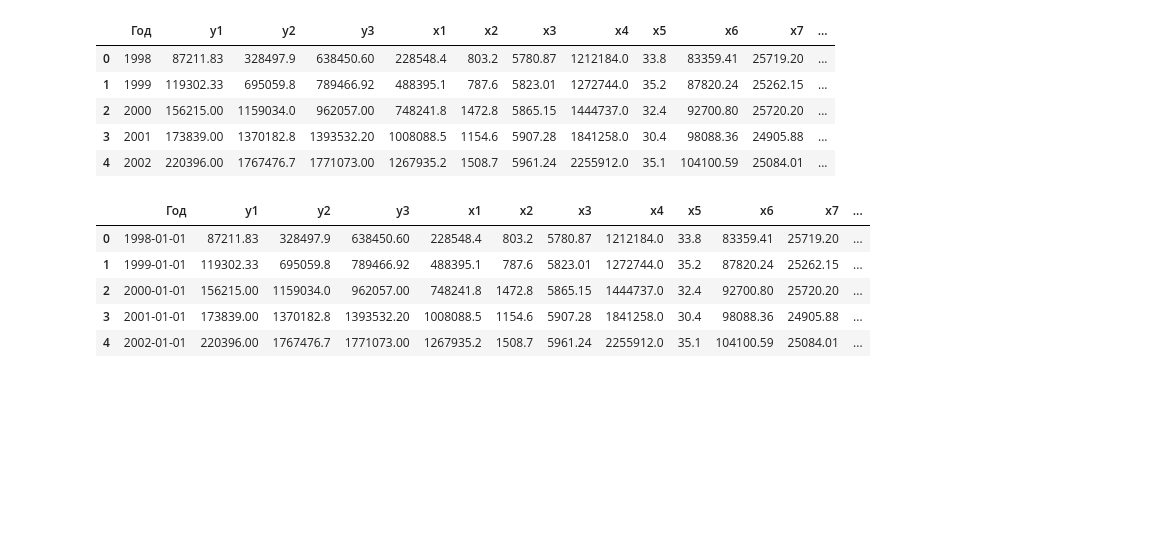
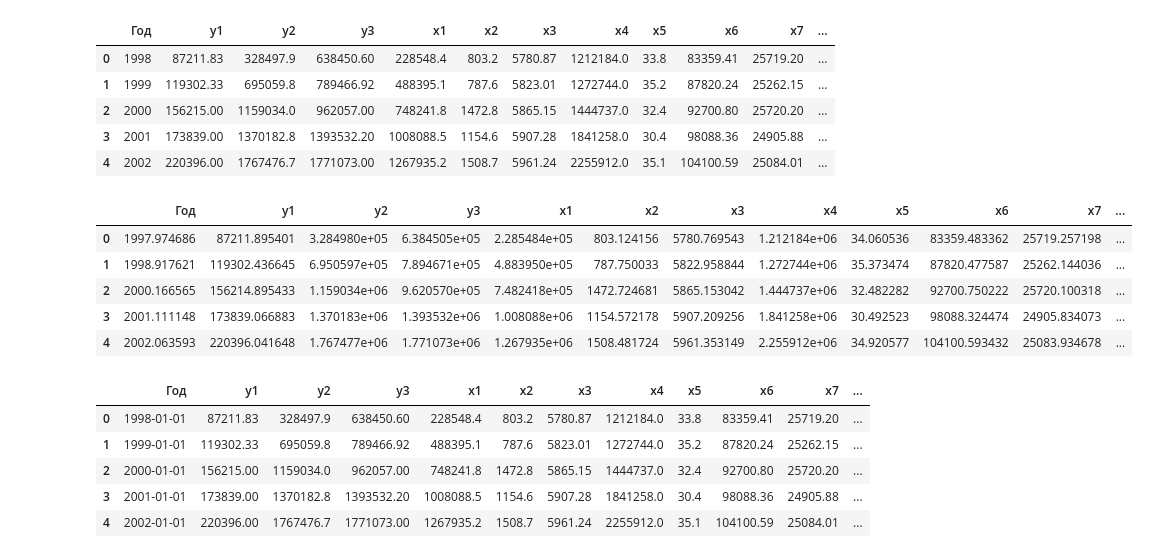
Before and after one commit to CosmDandy/-_4_-, a Jupyter notebook: test.ipynb, the cells around one changed output. Saved outputs shown, nothing was run; the diff lists cells and outputs as text; code cells hidden in the pictures; blank space fills up the shorter version.

```diff
--- a/test.ipynb
+++ b/test.ipynb
@@ -40,6 +40,18 @@ data.head()
 | 2 | 2000 | 156215.00 | 1159034.0 | 962057.00 | 748241.8 | 1472.8 | 5865.15 | 1444737.0 | 32.4 | 92700.80 | 25720.20 | ... |
 | 3 | 2001 | 173839.00 | 1370182.8 | 1393532.20 | 1008088.5 | 1154.6 | 5907.28 | 1841258.0 | 30.4 | 98088.36 | 24905.88 | ... |
 | 4 | 2002 | 220396.00 | 1767476.7 | 1771073.00 | 1267935.2 | 1508.7 | 5961.24 | 2255912.0 | 35.1 | 104100.59 | 25084.01 | ... |
+# %%
+# добавляем нормальный шум с средним значением 0 и стандартным отклонением 0.1
+noise = np.random.normal(0, 0.1, data.shape)
+noisy_data = data + noise
+noisy_data.head()
+# %% [output]
+|  | Год | y1 | y2 | y3 | x1 | x2 | x3 | x4 | x5 | x6 | x7 | ... |
+| 0 | 1997.974686 | 87211.895401 | 3.284980e+05 | 6.384505e+05 | 2.285484e+05 | 803.124156 | 5780.769543 | 1.212184e+06 | 34.060536 | 83359.483362 | 25719.257198 | ... |
+| 1 | 1998.917621 | 119302.436645 | 6.950597e+05 | 7.894671e+05 | 4.883950e+05 | 787.750033 | 5822.958844 | 1.272744e+06 | 35.373474 | 87820.477587 | 25262.144036 | ... |
+| 2 | 2000.166565 | 156214.895433 | 1.159034e+06 | 9.620570e+05 | 7.482418e+05 | 1472.724681 | 5865.153042 | 1.444737e+06 | 32.482282 | 92700.750222 | 25720.100318 | ... |
+| 3 | 2001.111148 | 173839.066883 | 1.370183e+06 | 1.393532e+06 | 1.008088e+06 | 1154.572178 | 5907.209256 | 1.841258e+06 | 30.492523 | 98088.324474 | 24905.834073 | ... |
+| 4 | 2002.063593 | 220396.041648 | 1.767477e+06 | 1.771073e+06 | 1.267935e+06 | 1508.481724 | 5961.353149 | 2.255912e+06 | 34.920577 | 104100.593432 | 25083.934678 | ... |
 # %%
 # Преобразуем столбец с датой в формат datetime
 data['Год'] = pd.to_datetime(data['Год'].astype(str), format='%Y')
```
Also changed, not shown: parts of 4 cells of this notebook, 3 other files.
